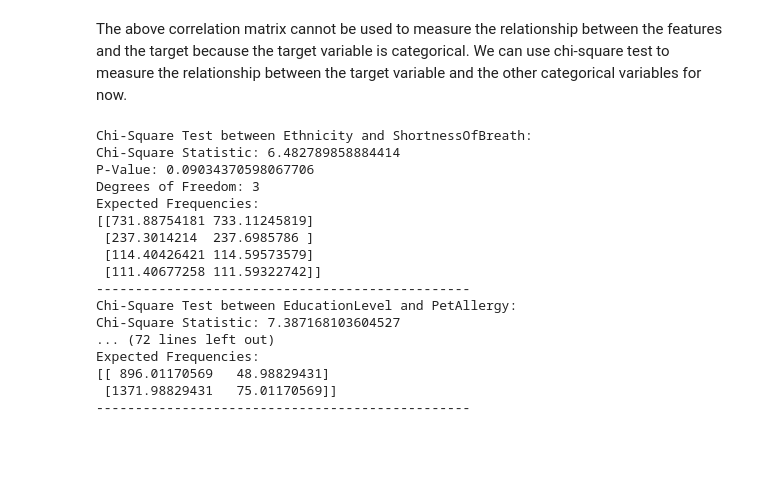
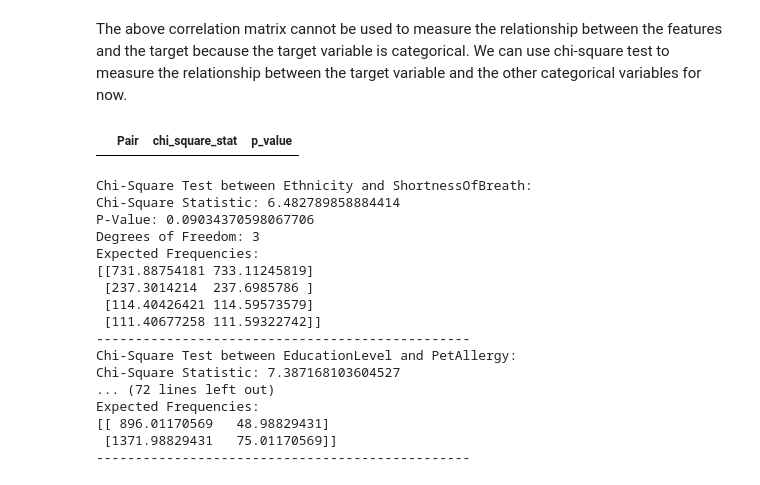
Before and after one commit to kchomakova/ai_upskill_2025_datascience, a Jupyter notebook: notebooks/Data Exploration.ipynb, the cells around one changed output. Saved outputs shown, nothing was run; the diff lists cells and outputs as text; code cells hidden in the pictures; blank space fills up the shorter version.

```diff
--- a/notebooks/Data Exploration.ipynb
+++ b/notebooks/Data Exploration.ipynb
@@ -199,6 +199,10 @@ plt.show()
 We don't see a very strong pair-wise correlation between any two features, which is good because we can try building a model with all the features without introducing multicollinearity.
 # %% [markdown]
 The above correlation matrix cannot be used to measure the relationship between the features and the target because the target variable is categorical. We can use chi-square test to measure the relationship between the target variable and the other categorical variables for now.
+# %%
+output
+# %% [output]
+|  | Pair | chi_square_stat | p_value |
 # %%
 pairs = list(itertools.combinations(asthma_int_cols.columns, 2))
 num_sign_associations = 0
```
Also changed, not shown: parts of 2 cells of this notebook, 5 other files.
